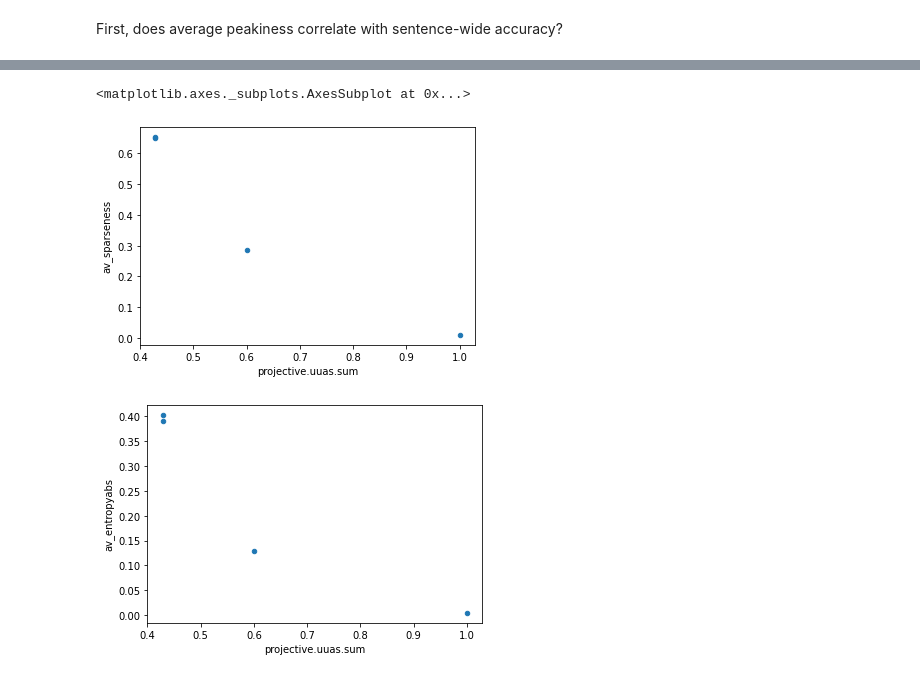
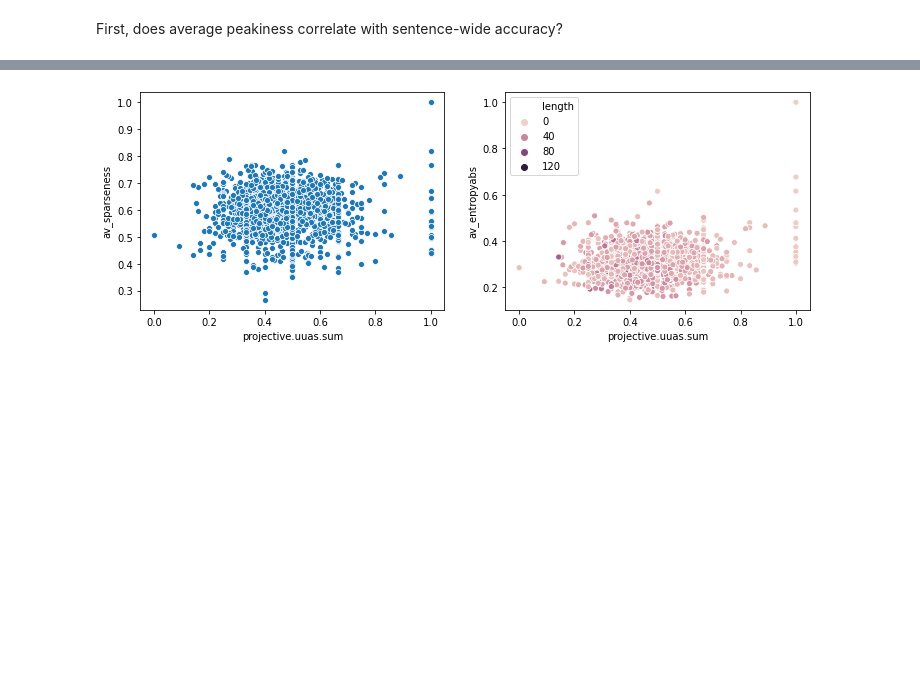
Before and after one commit to postylem/pmi-dependencies, a Jupyter notebook: peakiness.ipynb, the cells around one changed output, grey strips where cells are left out. Cells and saved outputs as stored; diff of their text form; code cells hidden in the pictures; blank space fills up the shorter version.

Commit message:
added peakiness notebook

```diff
--- a/peakiness.ipynb
+++ b/peakiness.ipynb
@@ -103,9 +112,14 @@ from [Hoyer 2004](http://www.jmlr.org/papers/volume5/hoyer04a/hoyer04a.pdf) (§3
 # %%
 def peakiness_sparseness(vec):
     d = len(vec)
-    if d == 1:
+    if d <= 1:
         return np.nan
     abs_total = sum(abs(x) for x in vec)
     l2 = sqrt(sum(x**2 for x in vec))
     numerator = sqrt(d) - abs_total / l2
     return numerator / (sqrt(d) - 1)
+
+# examples
+display(Math(r"\text{peakiness_sparseness}: V \to \mathbb{R}[0,1]"))
+for pmi_vec in examples:
+    display(Math(rf"{pmi_vec} \mapsto {peakiness_sparseness(pmi_vec)}"))
@@ -215,7 +210,30 @@ scores
-# %%
-scores.plot.scatter(x='projective.uuas.sum', y='av_sparseness')
-scores.plot.scatter(x='projective.uuas.sum', y='av_entropyabs')
-# %% [output]
-<matplotlib.axes._subplots.AxesSubplot at 0x...>
-[figure, removed]
-[figure, removed]
+# %%
+# !run cell at bottom to get observations first
+av_sparseness = []
+av_entropyabs = []
+for i, obs in enumerate(tqdm(OBSERVATIONS)):
+    sentence = str(' '.join(obs.sentence))
+    matrix = matrices_npz[sentence]
+    pseudo_loglik = logliks_npz[sentence]
+
+    matrix = matrix + np.transpose(matrix) # symmetrize
+    row_sparseness = []
+    row_entropyabs = []
+    peakiness1 = np.apply_along_axis(peakiness_sparseness, axis=1, arr=matrix)
+    peakiness2 = np.apply_along_axis(peakiness_entropy_abs, axis=1, arr=matrix)
+    av_sparseness.append(np.mean(peakiness1))
+    av_entropyabs.append(np.mean(peakiness2))
+
+scores["av_sparseness"] = av_sparseness
+scores["av_entropyabs"] = av_entropyabs
+# %%
+scores['length'] = scores['sentence_length'].astype(float)
+fig, axs = plt.subplots(ncols=2, figsize=(12, 4))
+sns.scatterplot(x='projective.uuas.sum', y='av_sparseness',
+                 data=scores, ax=axs[0])
+sns.scatterplot(x='projective.uuas.sum', y='av_entropyabs', hue='length',
+                 data=scores, ax=axs[1])
+# fig.colorbar(fig)
+plt.show()
+# %% [output]
+[figure, added]
```
Also changed, not shown: parts of 21 cells of this notebook, 2 other files.
